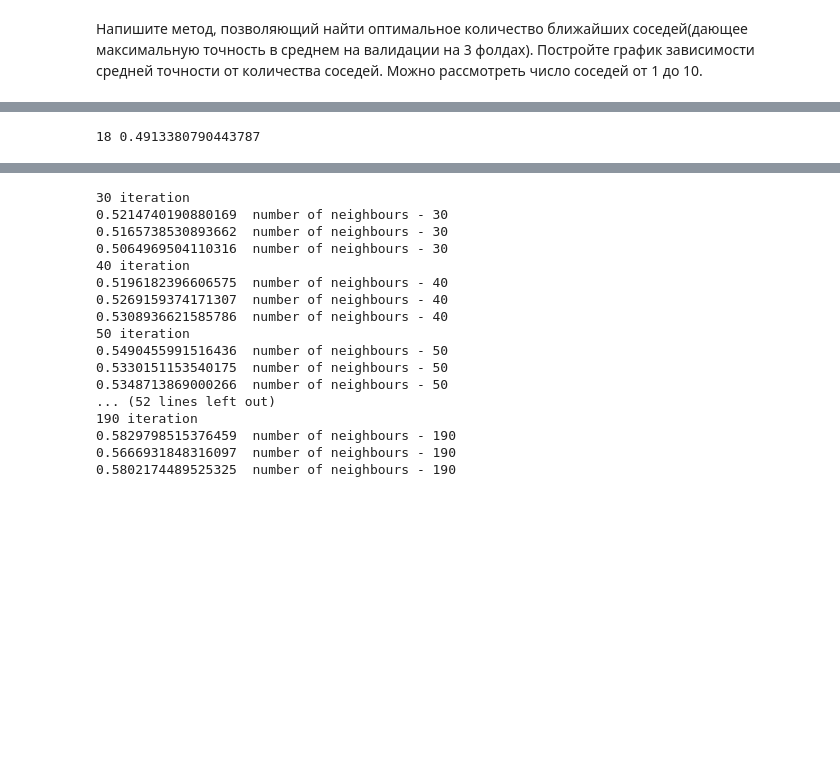
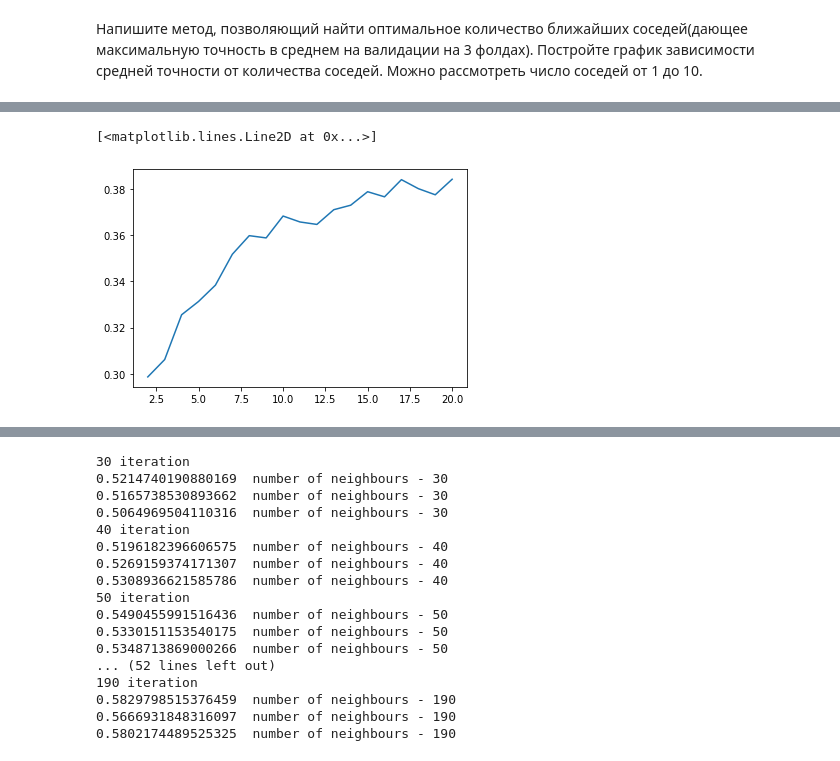
Before and after one commit to YanisPlevokas/msu_ml_autumn_2020, a Jupyter notebook: plevokas_hw1.ipynb, the cells around one changed output, grey strips where cells are left out. Drawn from its saved outputs; the diff is of its cells as text; code cells hidden in the pictures; blank space fills up the shorter version.

```diff
--- a/plevokas_hw1.ipynb
+++ b/plevokas_hw1.ipynb
@@ -267,3 +267,6 @@ def calculate_optimal(X, y, alg='brute', metr='euclidean'):
             print(accuracy_score(testing_Y, my_clf_pred), ' number of neighbours -', n+1)
         scores[n-1] = np.mean(curr_result)
     return scores
+# %%
+brute_eucl_count = calculate_optimal(matrix, target, alg = 'brute', metr = 'euclidean')
+brute_eucl_count
@@ -295,4 +370,5 @@ array([0.34099328, 0.35928931, 0.38518642, 0.3998596 , 0.41691694,
-# %%
-print(new_brute_cosine_tfidf.argmax() ,new_brute_cosine_tfidf[new_brute_cosine_tfidf.argmax()])
-# %% [output]
-18 0.4913380790443787
+# %%
+plt.plot(np.arange(2, 21, 1), brute_eucl_count)
+# %% [output]
+[<matplotlib.lines.Line2D at 0x...>]
+[figure, added]
```
Also changed, not shown: parts of 19 cells of this notebook.
